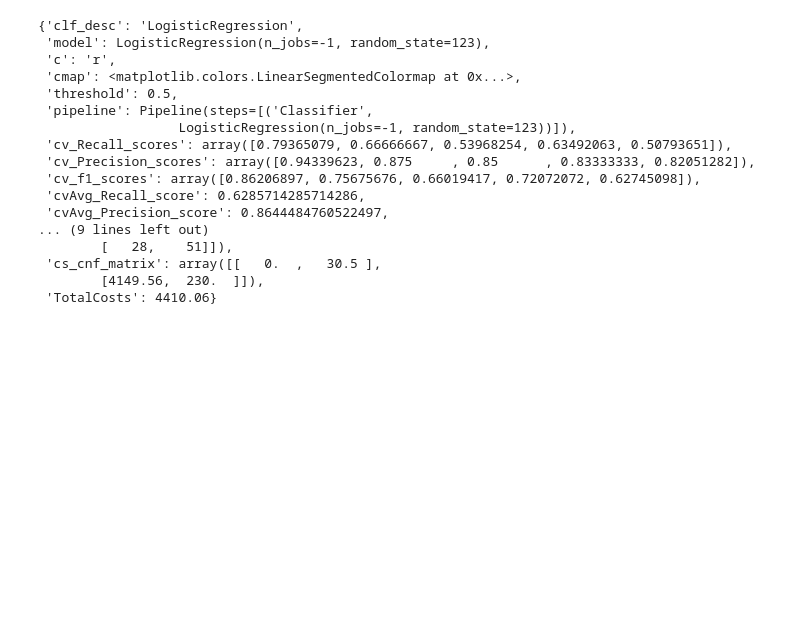
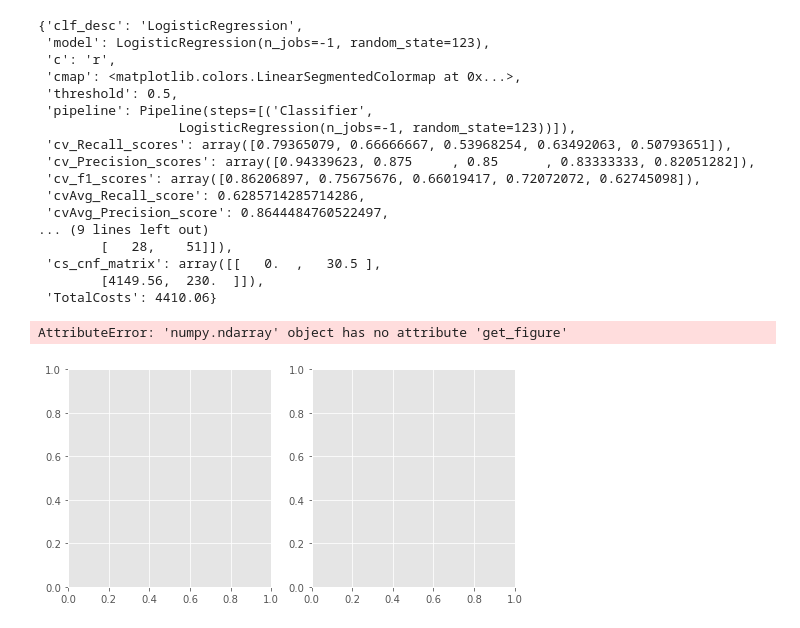
Before and after one commit to allanalberts/Credit-Card-Fraud-Identification-and-Management-Strategy, a Jupyter notebook: notebooks/EDA.ipynb, the cells around one changed output. Cells and saved outputs as stored; diff of their text form; code cells hidden in the pictures; blank space fills up the shorter version.

```diff
--- a/notebooks/EDA.ipynb
+++ b/notebooks/EDA.ipynb
@@ -343,3 +343,33 @@ classifiers["LR"]
  'cs_cnf_matrix': array([[   0.  ,   30.5 ],
         [4149.56,  230.  ]]),
  'TotalCosts': 4410.06}
+# %%
+classifiers = h.load_classifier_dict("classifiers_ver21.pickle")
+# %%
+def plot_total_cost(ax, clf_lst, classifiers, c, y, title):
+    '''
+    Plots the cost metric (total operational cost of fraud management model) for
+    classifiers in clf_list. Plots the operational budget target as a dashed line on plot.
+    '''
+    colors = []
+    clf_desc = []
+    for clf in clf_lst:
+        colors.append(classifiers[clf]["c"])
+        clf_desc.append(classifiers[clf]["clf_desc"])
+    results = pd.DataFrame.from_dict(classifiers, orient='index')[["clf_desc","TotalCosts"]]
+    results = results.loc[clf_lst]
+    results.set_index('clf_desc', inplace=True)
+    results.T.plot(kind='bar', ax=ax, color=colors, alpha=0.5, rot=0)
+    ax.axhline(y=h.total_legit(c,y)*FraudBudget, color='black', linestyle='dashed')
+    ax.set_title(title)
+    ax.legend(loc='lower right')
+# %%
+import matplotlib.pyplot as plt
+fig, ax  = plt.subplots(1,2, figsize=(8,4))
+clf_lst = ['RF_smote','XGB_smote','LR_smote']#, 'Voting']
+plot_total_cost(ax, clf_lst, classifiers, c_holdout, y_holdout, "Actual Costs vs. Budget (dashed line)")
+#plot_total_cost(ax, clf_lst, classifiers, c_test, y_test, "Forecasted Costs vs. Budget (dashed line)")
+# fig.savefig("../images/prod_total_cost.png")
+# %% [output]
+AttributeError: 'numpy.ndarray' object has no attribute 'get_figure'
+[figure, added]
```
Also changed, not shown: 8 other files.
